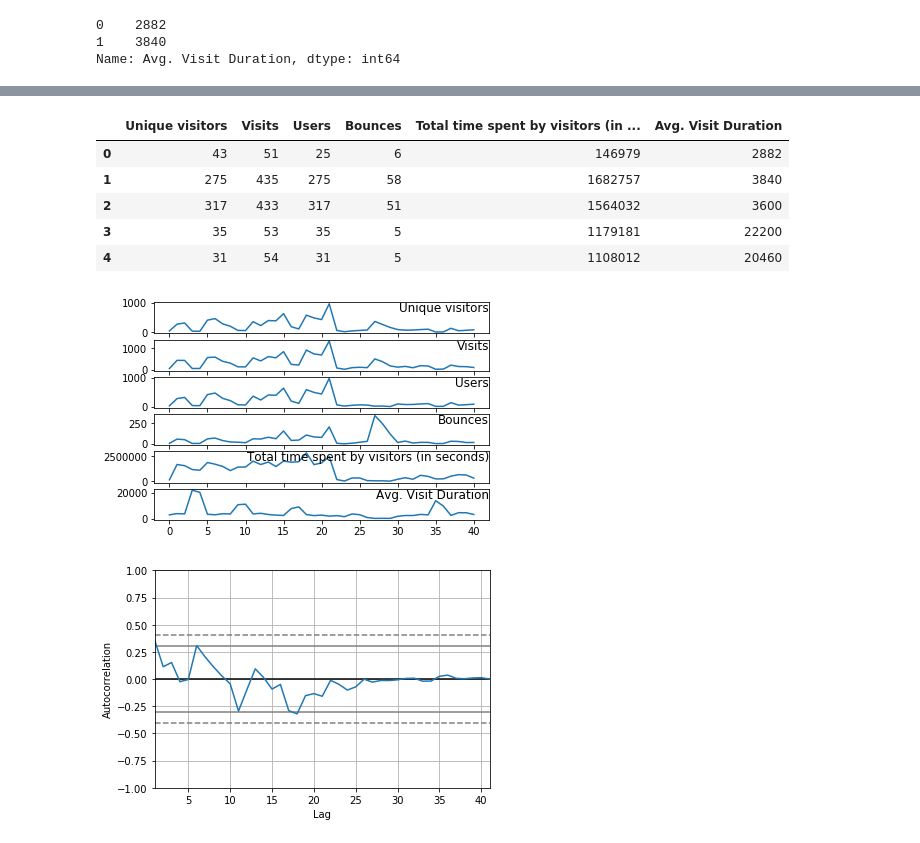
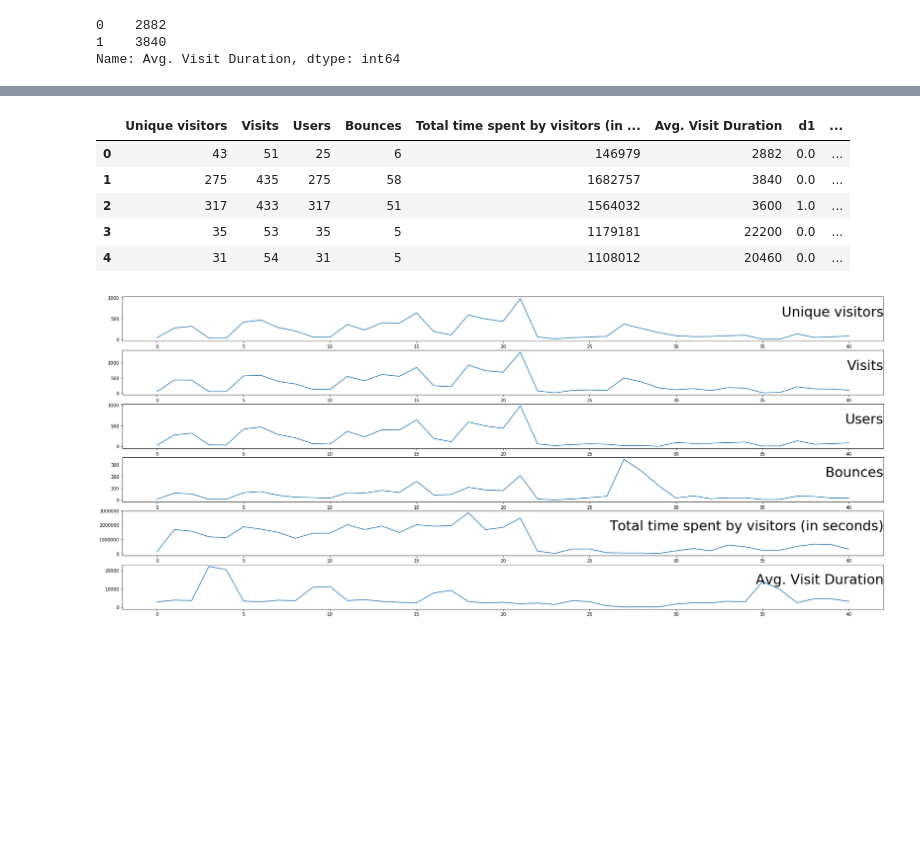
Before and after one commit to shoyasaxa/Predict-Traffic, a Jupyter notebook: Predict Traffic.ipynb, the cells around one changed output, grey strips where cells are left out. Drawn from its saved outputs; the diff is of its cells as text; code cells hidden in the pictures; blank space fills up the shorter version.

```diff
--- a/Predict Traffic.ipynb
+++ b/Predict Traffic.ipynb
@@ -5,5 +5,8 @@ from matplotlib import pyplot as plt
 # %%
 master_df = pd.read_csv(r'C:\Users\Shoya\Senseai\data\Traffic_Data.csv', encoding="ISO-8859-1")
 
-#display(master_df.head())
-#display(master_df.columns)
+master_df['Date'] = pd.to_datetime(master_df['Date'])
+master_df['Day of Week'] = master_df['Date'].dt.weekday_name
+
+display(master_df.head())
+display(master_df.columns)
@@ -30,3 +59,25 @@ display(master_df['Avg. Visit Duration'].head(2))
 0    2882
 1    3840
 Name: Avg. Visit Duration, dtype: int64
+# %%
+from sklearn.preprocessing import LabelEncoder
+from sklearn.preprocessing import OneHotEncoder
+
+# One hot encode Day of Week
+
+days_of_week_values = master_df['Day of Week'].values
+
+label_encoder = LabelEncoder()
+integer_encoded = label_encoder.fit_transform(days_of_week_values)
+
+onehot_encoder = OneHotEncoder(sparse=False)
+integer_encoded = integer_encoded.reshape(len(integer_encoded), 1)
+onehot_encoded = onehot_encoder.fit_transform(integer_encoded)
+
+display(days_of_week_values[:8])
+display(onehot_encoded[:8])
+
+days_of_week_df = pd.DataFrame(onehot_encoded, columns=['d1', 'd2', 'd3', 'd4', 'd5', 'd6', 'd7'])
+
+master_df = master_df.join(days_of_week_df, how='outer')
+display(master_df.head(3))
@@ -32,0 +100,3 @@ Name: Avg. Visit Duration, dtype: int64
+# %%
+master_df['Unique visitors (t-1)'] = master_df['Unique visitors'].shift(1)
+master_df.head(4)
@@ -33,30 +110,23 @@ Name: Avg. Visit Duration, dtype: int64
 # %%
-fig = plt.figure()
+fig = plt.figure(figsize=(30,30))
 
-columns = ['Unique visitors', 'Visits', 'Users', 'Bounces', 'Total time spent by visitors (in seconds)','Avg. Visit Duration']
+columns = ['Unique visitors', 'Visits', 'Users', 'Bounces', 'Total time spent by visitors (in seconds)','Avg. Visit Duration', 'd1', 'd2', 'd3', 'd4', 'd5', 'd6', 'd7', 'Unique visitors (t-1)']
 
 df = master_df[columns]
 display(df.head())
 
 i = 1
-for column in columns:
+for column in columns[:6]:
     ax = plt.subplot(len(columns), 1, i)
     plt.plot(df[column])
-    plt.title(str(column), y=0.5, loc='right')
+    plt.title(str(column), y=0.5, loc='right', fontsize=30)
     i += 1
 plt.show()
 # %% [output]
-|  | Unique visitors | Visits | Users | Bounces | Total time spent by visitors (in ... | Avg. Visit Duration |
-| 0 | 43 | 51 | 25 | 6 | 146979 | 2882 |
-| 1 | 275 | 435 | 275 | 58 | 1682757 | 3840 |
-| 2 | 317 | 433 | 317 | 51 | 1564032 | 3600 |
-| 3 | 35 | 53 | 35 | 5 | 1179181 | 22200 |
-| 4 | 31 | 54 | 31 | 5 | 1108012 | 20460 |
+|  | Unique visitors | Visits | Users | Bounces | Total time spent by visitors (in ... | Avg. Visit Duration | d1 | ... |
+| 0 | 43 | 51 | 25 | 6 | 146979 | 2882 | 0.0 | ... |
+| 1 | 275 | 435 | 275 | 58 | 1682757 | 3840 | 0.0 | ... |
+| 2 | 317 | 433 | 317 | 51 | 1564032 | 3600 | 1.0 | ... |
+| 3 | 35 | 53 | 35 | 5 | 1179181 | 22200 | 0.0 | ... |
+| 4 | 31 | 54 | 31 | 5 | 1108012 | 20460 | 0.0 | ... |
-[figure, old version]
+[figure, new version]
-# %%
-from pandas.plotting import autocorrelation_plot
-
-autocorrelation_plot(df['Unique visitors'])
-plt.show()
-# %% [output]
-[figure, removed]
```
Also changed, not shown: parts of 8 cells of this notebook, 1 other file.
